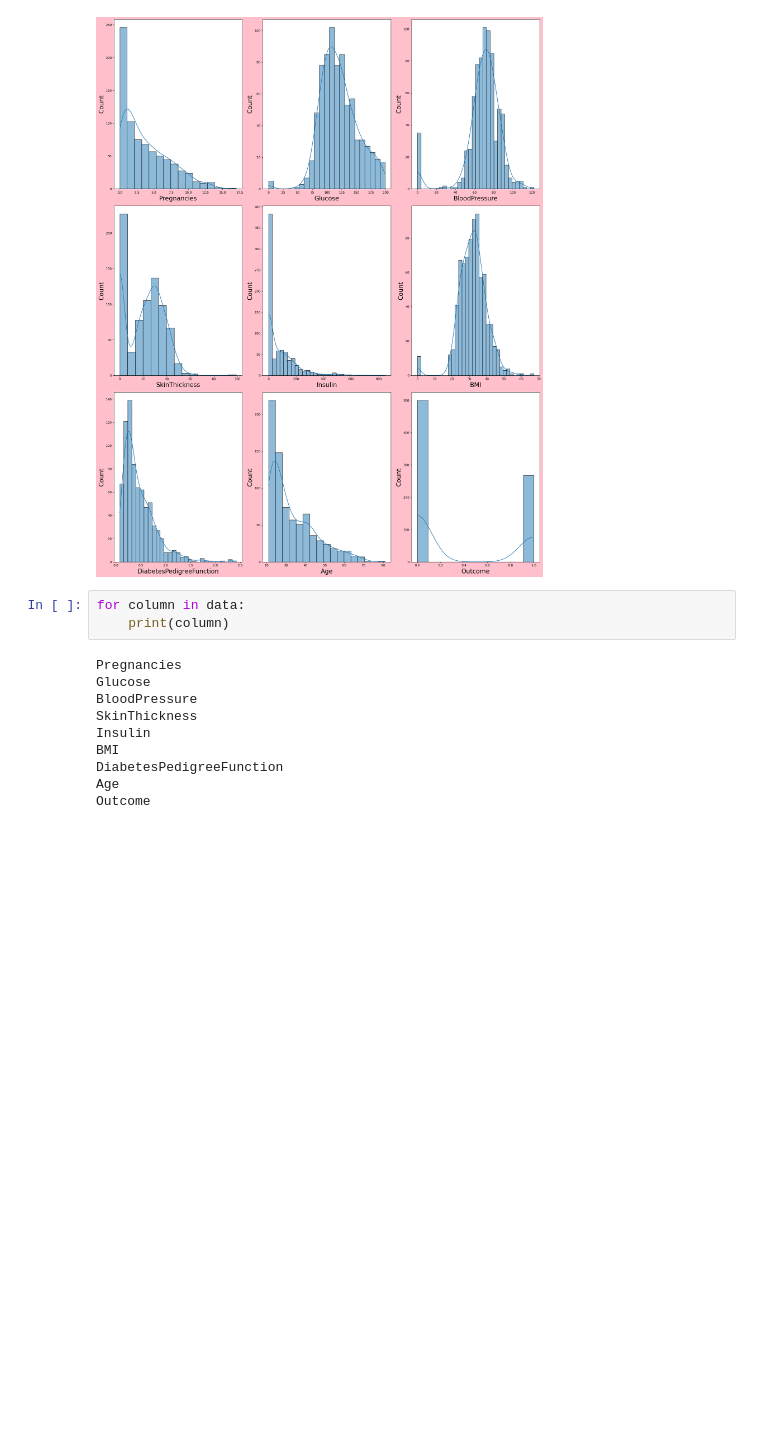
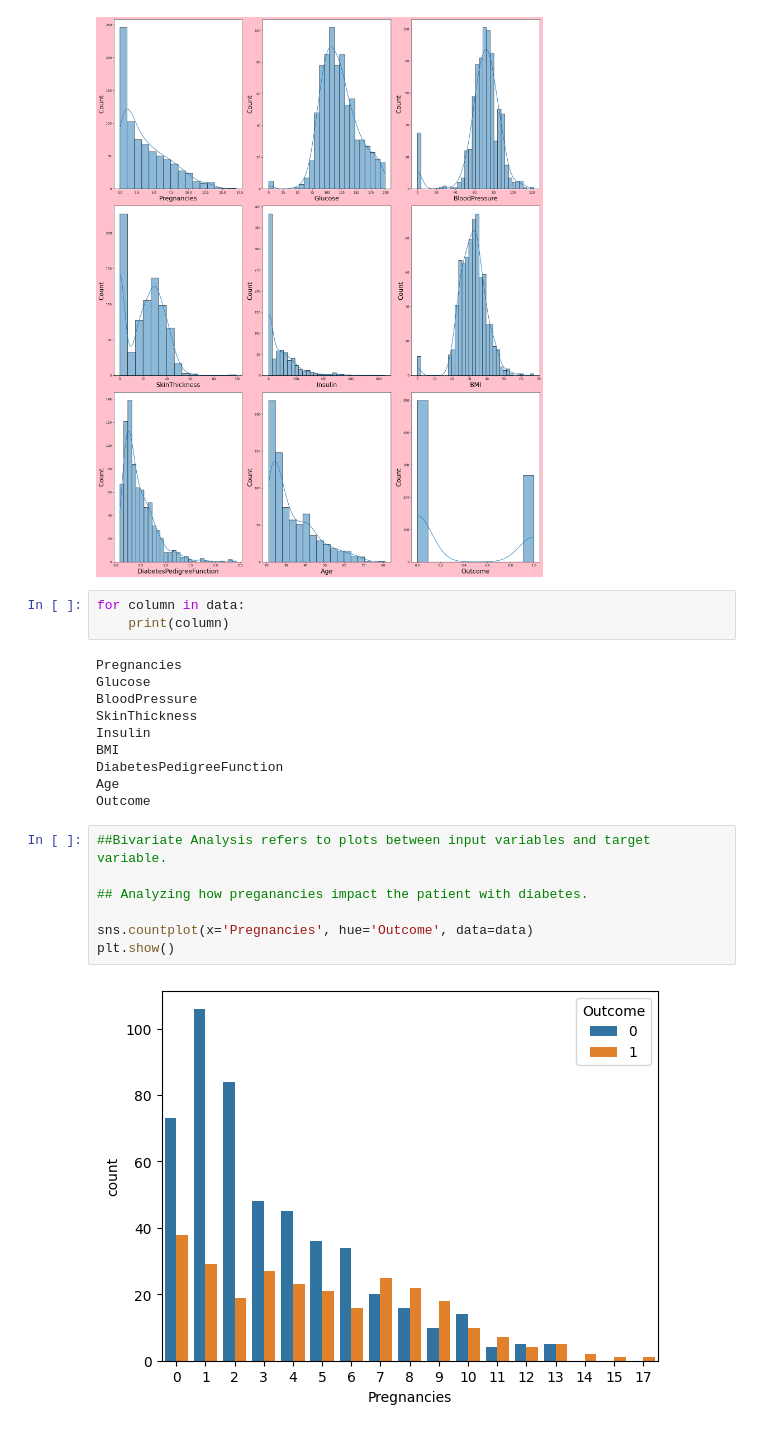
Before and after one commit to Aditya190704/Supervised_Learning_Practice, a Jupyter notebook: Logistic Regression/Diabetes_Prediction.ipynb, the cells around one changed output. Saved outputs shown, nothing was run; the diff lists cells and outputs as text; blank space fills up the shorter version.

Commit message:
Bivariate Analysis

```diff
--- a/Logistic Regression/Diabetes_Prediction.ipynb
+++ b/Logistic Regression/Diabetes_Prediction.ipynb
@@ -235,3 +235,12 @@ BMI
 DiabetesPedigreeFunction
 Age
 Outcome
+# %%
+##Bivariate Analysis refers to plots between input variables and target variable.
+
+## Analyzing how preganancies impact the patient with diabetes.
+
+sns.countplot(x='Pregnancies', hue='Outcome', data=data)
+plt.show()
+# %% [output]
+[figure, added]
```
Also changed, not shown: parts of 8 cells of this notebook.
